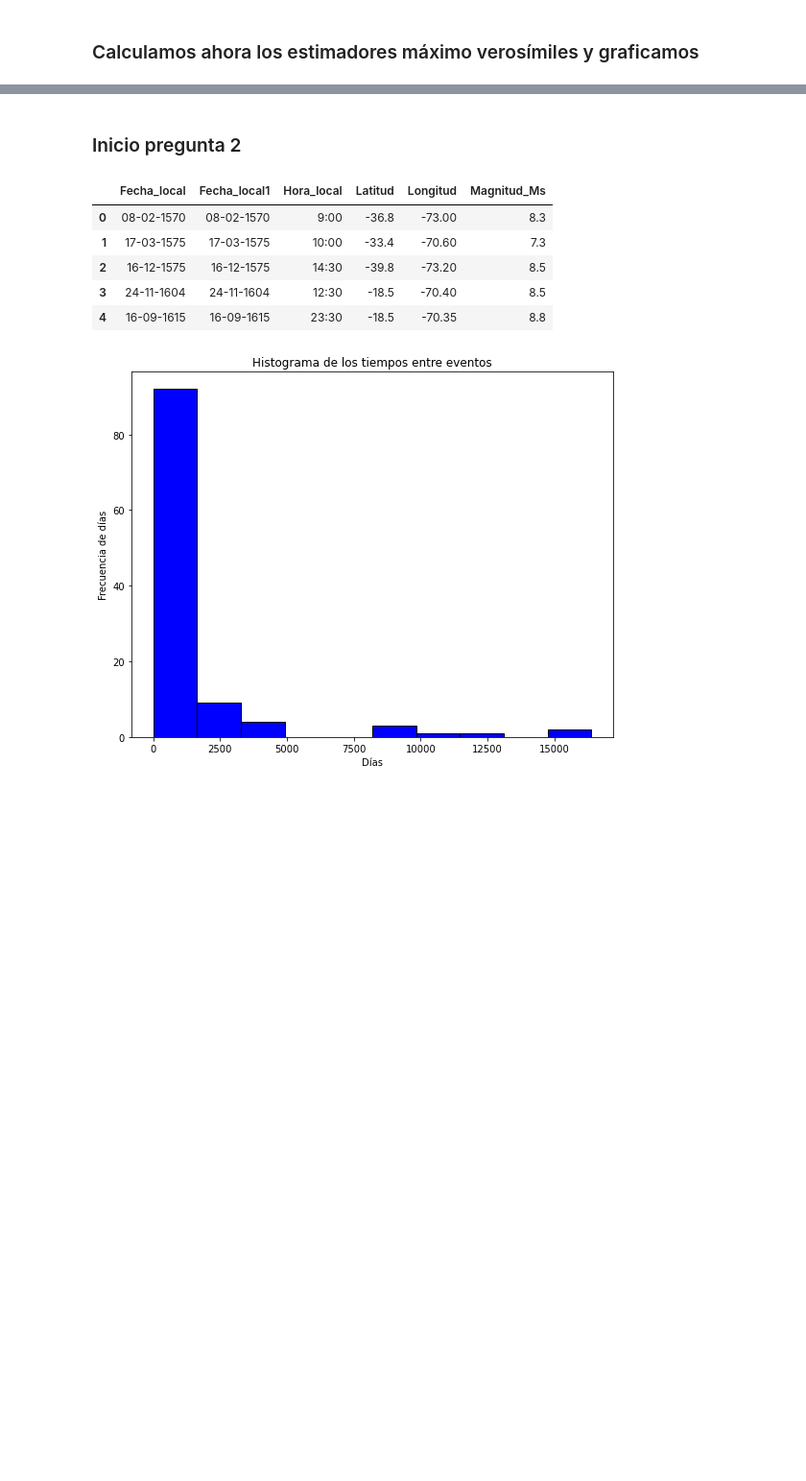
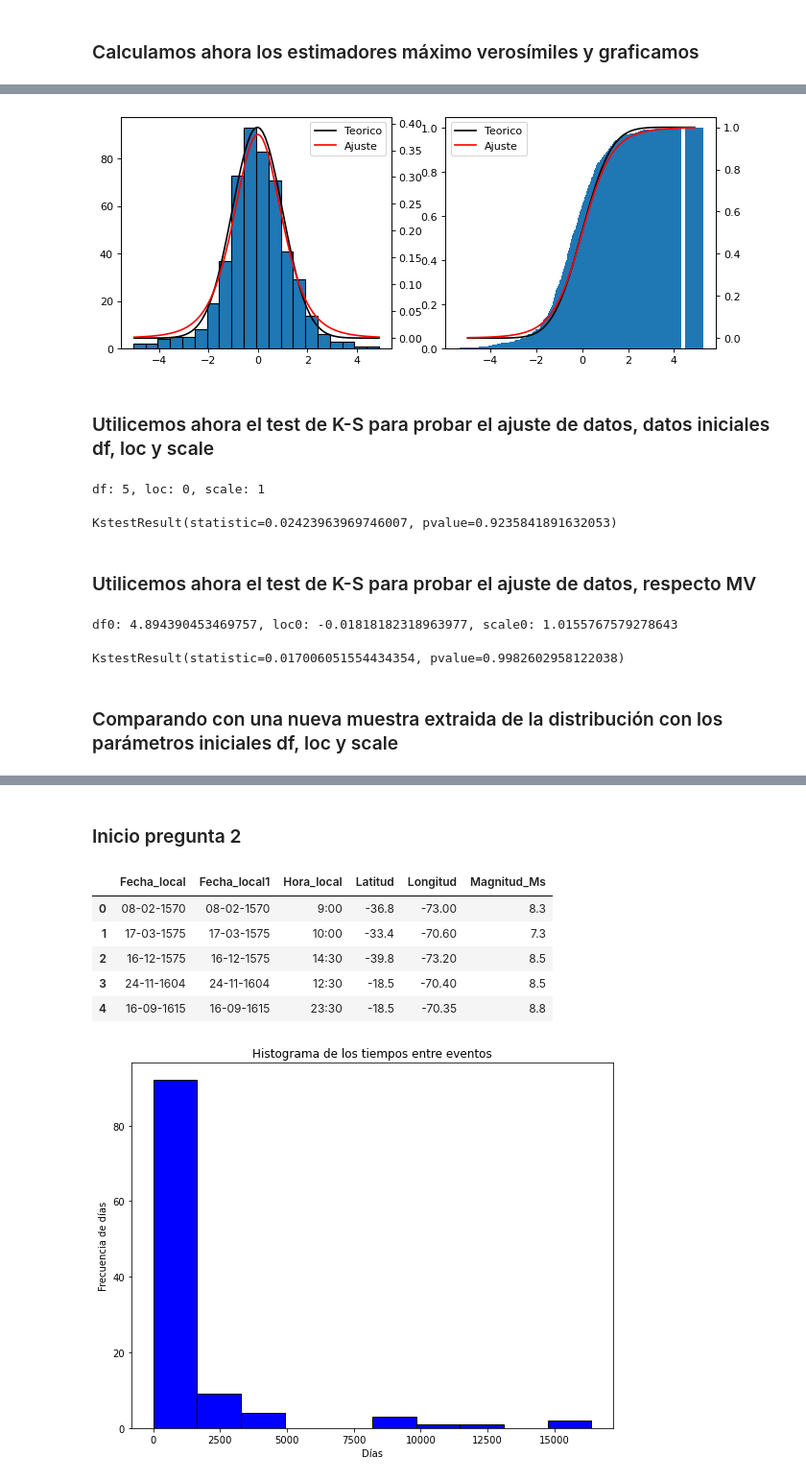
Before and after one commit to imnotUrban/Repo-Simulacion, a Jupyter notebook: Laboratorio_3/Laboratorio3.ipynb, the cells around one changed output, grey strips where cells are left out. Shown at 96% size. Cells and saved outputs as stored; diff of their text form; code cells hidden in the pictures; blank space fills up the shorter version.

```diff
--- a/Laboratorio_3/Laboratorio3.ipynb
+++ b/Laboratorio_3/Laboratorio3.ipynb
@@ -237,0 +307,50 @@ KstestResult(statistic=0.06, pvalue=0.9942356257694902)
+# %%
+
+fig, axs = plt.subplots(1, 2,figsize=(10, 4), dpi=80)
+
+axs[0].hist(datos_t, edgecolor = 'black',
+         bins = int(size/25))
+ax1 = axs[0].twinx()
+vec = np.arange(-5,5,0.1)
+##
+dvec0 = []
+for i in vec:
+    dvec0.append(stats.norm.pdf(x=i, loc=loc0, scale=scale0))
+
+ax1.plot(vec,dvec0,color='black')
+ax1.plot(vec,dvec,color='red')
+ax1.legend(['Teorico', 'Ajuste'])
+
+axs[1].bar(x,cum_t)
+## probabilidad teórica
+ax2 = axs[1].twinx()
+
+vec = np.arange(-5,5,0.1)
+##
+pvec0 = []
+for i in vec:
+    pvec0.append(stats.norm.cdf(x=i, loc=loc0, scale=scale0))
+ax2.plot(vec,pvec0,color='black')
+ax2.plot(vec,pvec,color='red')
+ax2.legend(['Teorico', 'Ajuste'])
+plt.draw()
+# %% [output]
+[figure, added]
+# %% [markdown]
+### Utilicemos ahora el test de K-S para probar el ajuste de datos, datos iniciales df, loc y scale
+# %%
+print(f"df: {df}, loc: {loc}, scale: {scale}")
+stats.kstest(datos_t, 't', args=(df, loc, scale))
+# %% [output]
+df: 5, loc: 0, scale: 1
+KstestResult(statistic=0.02423963969746007, pvalue=0.9235841891632053)
+# %% [markdown]
+### Utilicemos ahora el test de K-S para probar el ajuste de datos, respecto MV
+# %%
+print(f"df0: {df0}, loc0: {loc0}, scale0: {scale0}")
+stats.kstest(datos_t, 't', args=(df0, loc0, scale0))
+# %% [output]
+df0: 4.894390453469757, loc0: -0.01818182318963977, scale0: 1.0155767579278643
+KstestResult(statistic=0.017006051554434354, pvalue=0.9982602958122038)
+# %% [markdown]
+### Comparando con una nueva muestra extraida de la distribución con los parámetros iniciales df, loc y scale
```
Also changed, not shown: parts of 28 cells of this notebook.
